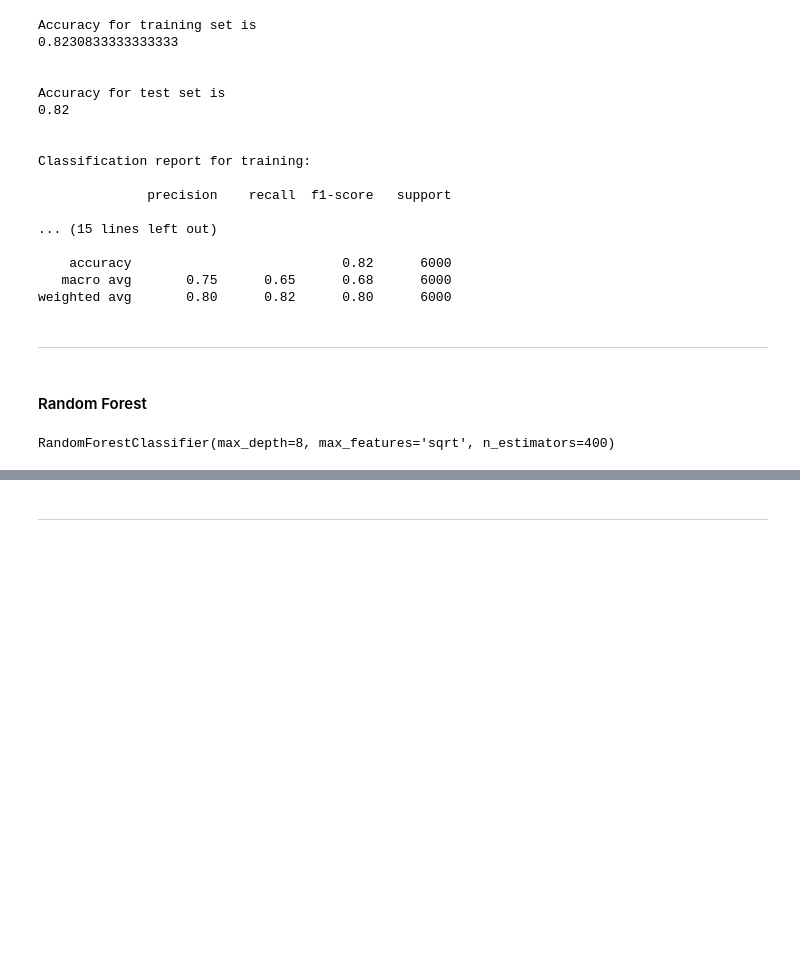
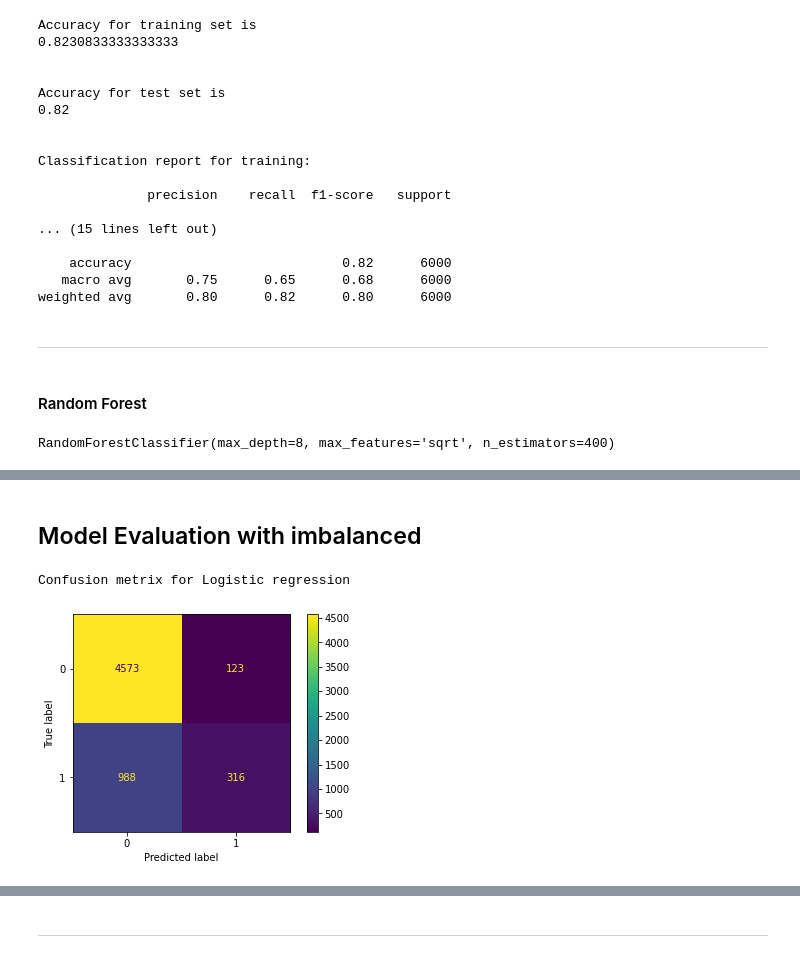
Before and after one commit to akmal1994/Capstone---Classification, a Jupyter notebook: Credit_Card_Default_Prediction_Capstone_Project.ipynb, the cells around one changed output, grey strips where cells are left out. Drawn from its saved outputs; the diff is of its cells as text; code cells hidden in the pictures; blank space fills up the shorter version.

```diff
--- a/Credit_Card_Default_Prediction_Capstone_Project.ipynb
+++ b/Credit_Card_Default_Prediction_Capstone_Project.ipynb
@@ -599,3 +600,12 @@ Classification report for training:
     accuracy                           0.82      6000
    macro avg       0.76      0.66      0.69      6000
 weighted avg       0.81      0.82      0.80      6000
+# %% [markdown]
+## Model Evaluation with imbalanced
+# %%
+# Plot confusion matrix
+print("Confusion metrix for Logistic regression")
+plot_confusion_matrix(log_model, X_test, y_test);
+# %% [output]
+Confusion metrix for Logistic regression
+[figure, added]
```
Also changed, not shown: parts of 29 cells of this notebook.
